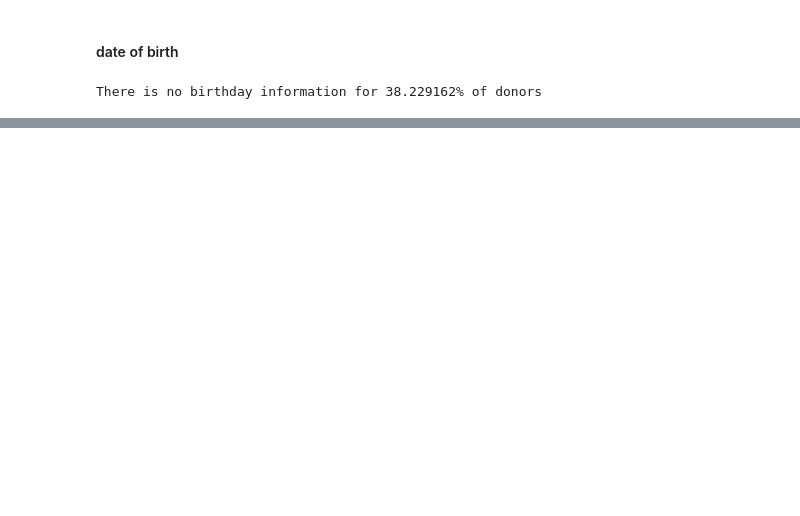
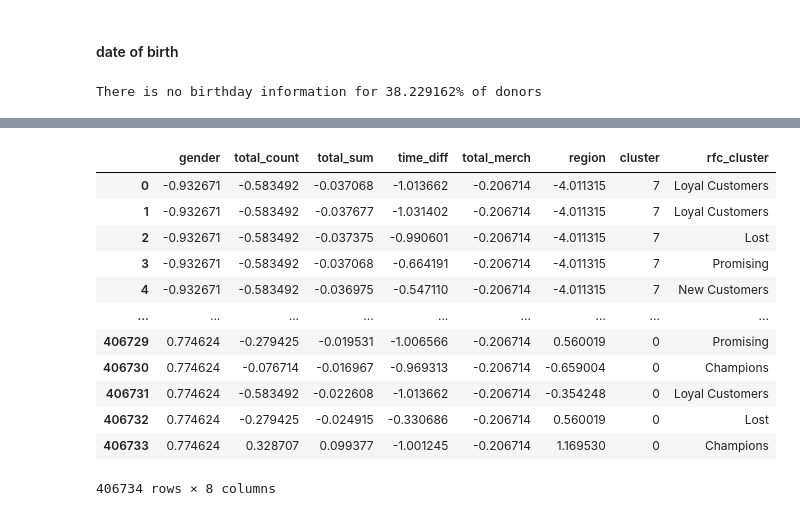
Before and after one commit to elauser/customer-segmentation-nonprofit, a Jupyter notebook: src/eda.ipynb, the cells around one changed output, grey strips where cells are left out. Cells and saved outputs as stored; diff of their text form; code cells hidden in the pictures; blank space fills up the shorter version.

```diff
--- a/src/eda.ipynb
+++ b/src/eda.ipynb
@@ -173,0 +253,2 @@ There is no birthday information for 38.229162% of donors
+# %%
+min_df_scaled['cluster'] = kmeans.labels_
@@ -173,0 +267,5 @@ There is no birthday information for 38.229162% of donors
+# %%
+rfc_clusters = pd.read_csv('../data/ground-truth/segmented.csv')
+# %%
+min_df_scaled['rfc_cluster'] = rfc_clusters['customer_segment']
+min_df_scaled.groupby('rfc_cluster')['cluster'].value_counts()
@@ -173,0 +290,21 @@ There is no birthday information for 38.229162% of donors
+# %%
+kmeans = KMeans(n_clusters= 8, max_iter = 50)
+kmeans.fit(min_df_scaled.drop(['region', 'cluster', 'rfc_cluster'], axis = 1))
+
+min_df_scaled['cluster'] = kmeans.labels_
+# %%
+min_df_scaled
+# %% [output]
+|  | gender | total_count | total_sum | time_diff | total_merch | region | cluster | rfc_cluster |
+| 0 | -0.932671 | -0.583492 | -0.037068 | -1.013662 | -0.206714 | -4.011315 | 7 | Loyal Customers |
+| 1 | -0.932671 | -0.583492 | -0.037677 | -1.031402 | -0.206714 | -4.011315 | 7 | Loyal Customers |
+| 2 | -0.932671 | -0.583492 | -0.037375 | -0.990601 | -0.206714 | -4.011315 | 7 | Lost |
+| 3 | -0.932671 | -0.583492 | -0.037068 | -0.664191 | -0.206714 | -4.011315 | 7 | Promising |
+| 4 | -0.932671 | -0.583492 | -0.036975 | -0.547110 | -0.206714 | -4.011315 | 7 | New Customers |
+| ... | ... | ... | ... | ... | ... | ... | ... | ... |
+| 406729 | 0.774624 | -0.279425 | -0.019531 | -1.006566 | -0.206714 | 0.560019 | 0 | Promising |
+| 406730 | 0.774624 | -0.076714 | -0.016967 | -0.969313 | -0.206714 | -0.659004 | 0 | Champions |
+| 406731 | 0.774624 | -0.583492 | -0.022608 | -1.013662 | -0.206714 | -0.354248 | 0 | Loyal Customers |
+| 406732 | 0.774624 | -0.279425 | -0.024915 | -0.330686 | -0.206714 | 0.560019 | 0 | Lost |
+| 406733 | 0.774624 | 0.328707 | 0.099377 | -1.001245 | -0.206714 | 1.169530 | 0 | Champions |
+406734 rows × 8 columns
```
Also changed, not shown: parts of 18 cells of this notebook.
